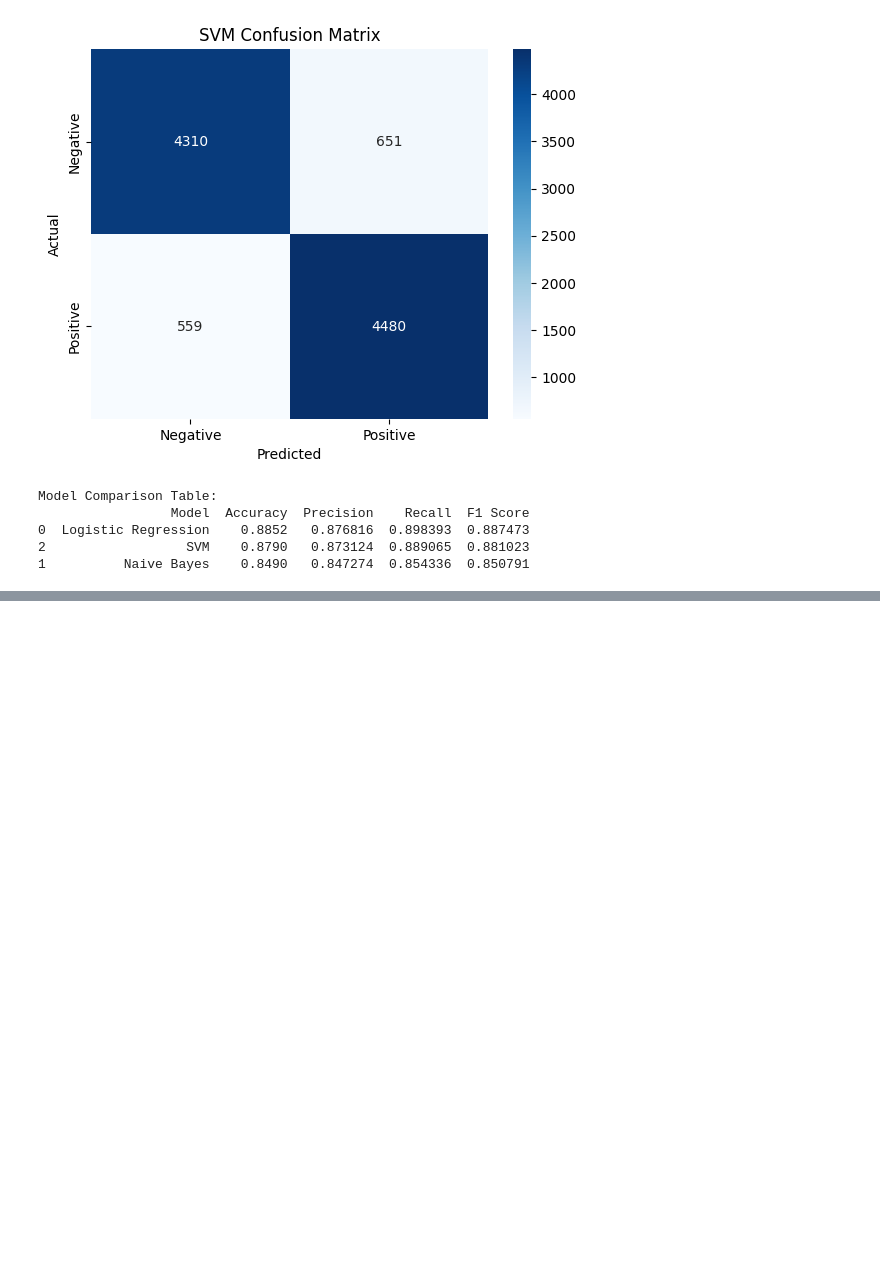
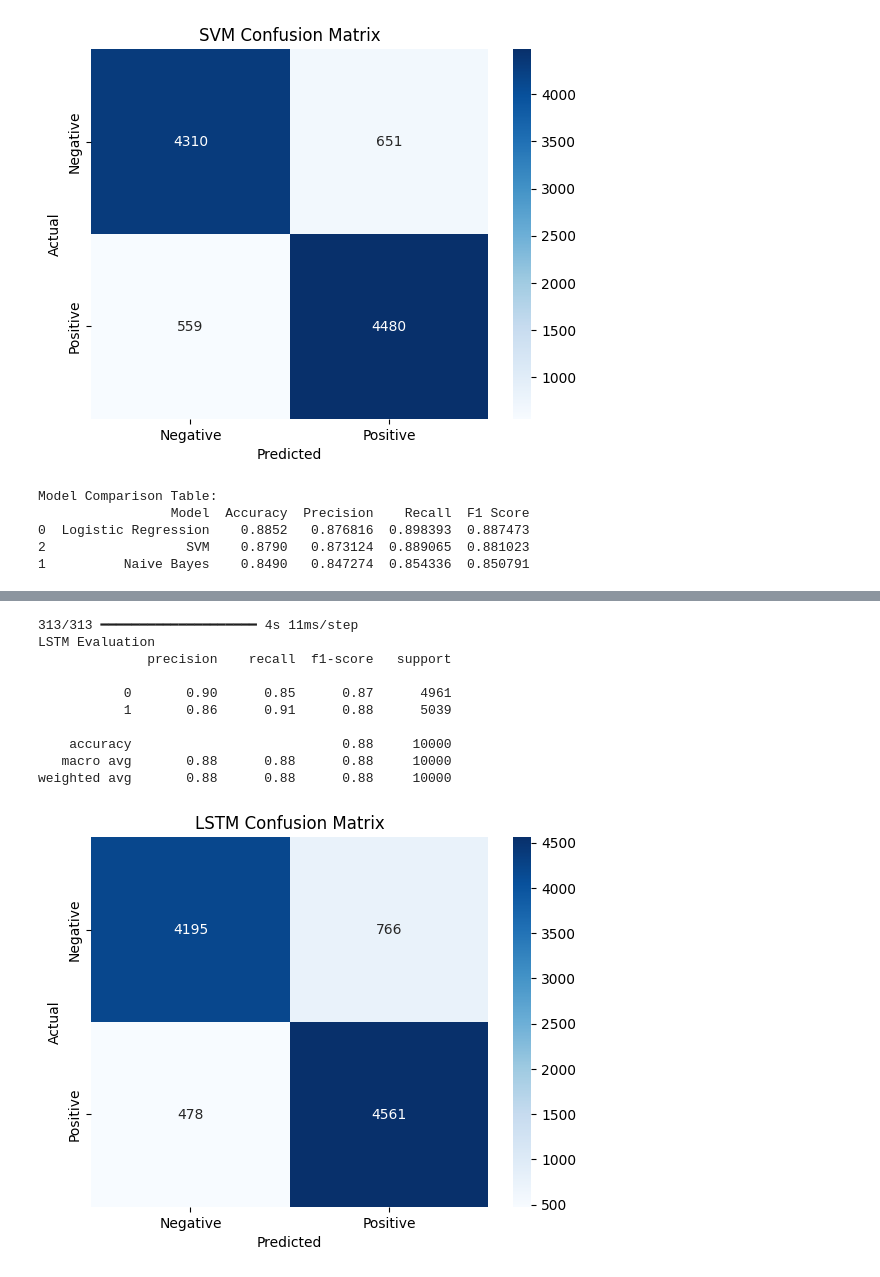
Before and after one commit to meth-nin/Movie-Review-Sentiment-Analysis-NLP, a Jupyter notebook: notebook.ipynb, the cells around one changed output, grey strips where cells are left out. Drawn from its saved outputs; the diff is of its cells as text; code cells hidden in the pictures; blank space fills up the shorter version.

```diff
--- a/notebook.ipynb
+++ b/notebook.ipynb
@@ -301,0 +352,13 @@ Model Comparison Table:
+# %%
+from keras.models import Sequential
+from keras.layers import Embedding, LSTM, Dense, Dropout
+
+model = Sequential()
+model.add(Embedding(input_dim=10000, output_dim=64, input_length=200))
+model.add(LSTM(64, return_sequences=False))
+model.add(Dropout(0.5))
+model.add(Dense(32, activation='relu'))
+model.add(Dense(1, activation='sigmoid'))
+
+model.compile(loss='binary_crossentropy', optimizer='adam', metrics=['accuracy'])
+model.summary()
@@ -301,0 +383,7 @@ Model Comparison Table:
+# %%
+history = model.fit(
+    X_train_dl, y_train_dl,
+    epochs=5,
+    batch_size=128,
+    validation_data=(X_test_dl, y_test_dl)
+)
@@ -301,0 +401,44 @@ Model Comparison Table:
+# %%
+from sklearn.metrics import classification_report, confusion_matrix
+from sklearn.metrics import accuracy_score, precision_score, recall_score, f1_score
+import seaborn as sns
+import matplotlib.pyplot as plt
+
+y_pred_dl = (model.predict(X_test_dl) > 0.5).astype("int32")
+
+print("LSTM Evaluation")
+print(classification_report(y_test_dl, y_pred_dl))
+
+cm_dl = confusion_matrix(y_test_dl, y_pred_dl)
+sns.heatmap(cm_dl, annot=True, fmt='d', cmap='Blues', xticklabels=['Negative', 'Positive'], yticklabels=['Negative', 'Positive'])
+plt.title('LSTM Confusion Matrix')
+plt.xlabel("Predicted")
+plt.ylabel("Actual")
+plt.show()
+
+y_pred_dl_flat = y_pred_dl.flatten()
+
+acc_dl = accuracy_score(y_test_dl, y_pred_dl_flat)
+prec_dl = precision_score(y_test_dl, y_pred_dl_flat)
+rec_dl = recall_score(y_test_dl, y_pred_dl_flat)
+f1_dl = f1_score(y_test_dl, y_pred_dl_flat)
+
+lstm_results = {
+    "Model": "LSTM",
+    "Accuracy": acc_dl,
+    "Precision": prec_dl,
+    "Recall": rec_dl,
+    "F1 Score": f1_dl
+}
+# %% [output]
+313/313 ━━━━━━━━━━━━━━━━━━━━ 4s 11ms/step
+LSTM Evaluation
+              precision    recall  f1-score   support
+
+           0       0.90      0.85      0.87      4961
+           1       0.86      0.91      0.88      5039
+
+    accuracy                           0.88     10000
+   macro avg       0.88      0.88      0.88     10000
+weighted avg       0.88      0.88      0.88     10000
+[figure, added]
```
Also changed, not shown: parts of 7 cells of this notebook.
